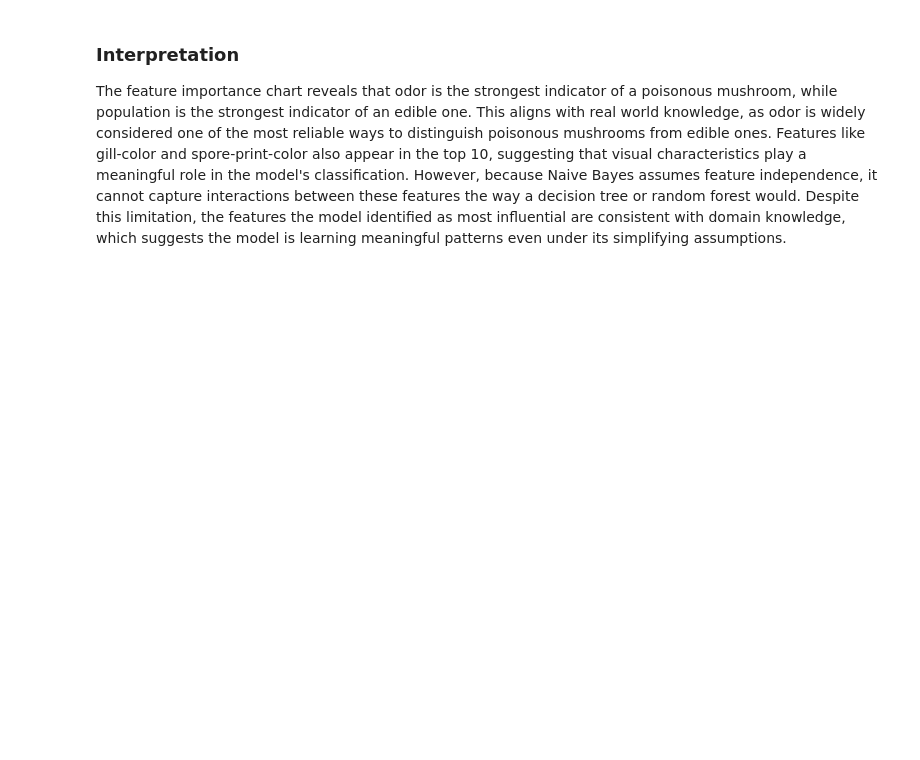
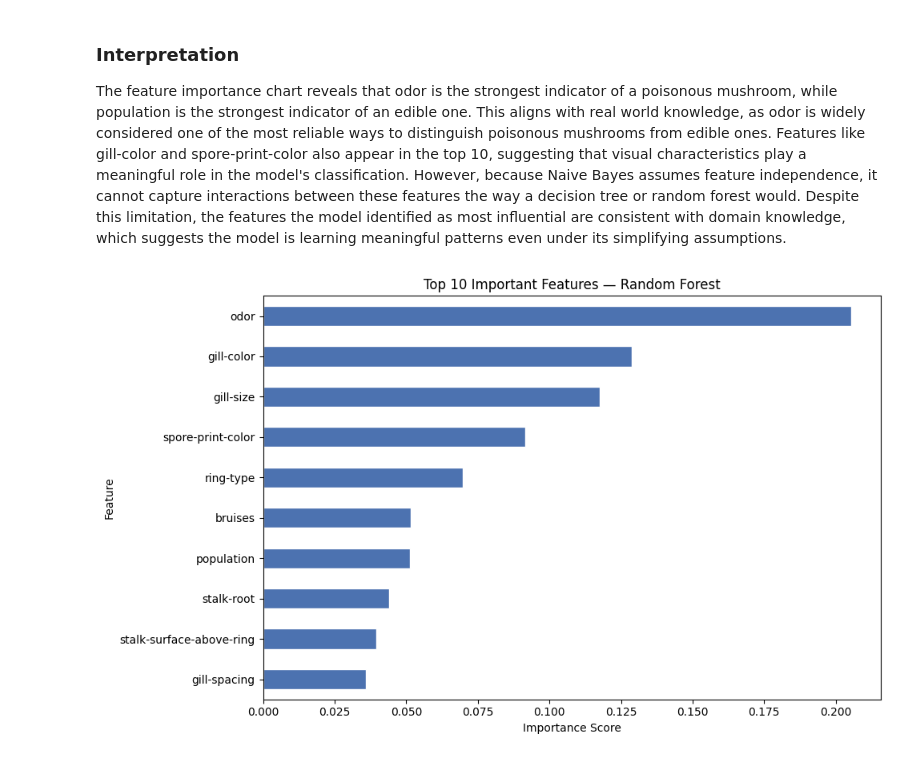
Before and after one commit to khushinanda29/mushroom-classification, a Jupyter notebook: notebooks/model_comparison.ipynb, the cells around one changed output. Drawn from its saved outputs; the diff is of its cells as text; code cells hidden in the pictures; blank space fills up the shorter version.

Commit message:
Added Important Features to Model Comparison

```diff
--- a/notebooks/model_comparison.ipynb
+++ b/notebooks/model_comparison.ipynb
@@ -238,3 +240,27 @@ plt.show()
 ### Interpretation
 The feature importance chart reveals that odor is the strongest indicator of a poisonous mushroom, while population is the strongest indicator of an edible one. This aligns with real world knowledge, as odor is widely considered one of the most reliable ways to distinguish poisonous mushrooms from edible ones.
 Features like gill-color and spore-print-color also appear in the top 10, suggesting that visual characteristics play a meaningful role in the model's classification. However, because Naive Bayes assumes feature independence, it cannot capture interactions between these features the way a decision tree or random forest would. Despite this limitation, the features the model identified as most influential are consistent with domain knowledge, which suggests the model is learning meaningful patterns even under its simplifying assumptions.
+# %%
+import pandas as pd
+import matplotlib.pyplot as plt
+
+# Load RF feature importance from the results folder
+rf_fi_df = pd.read_csv("../results/random_forest_feature_importance.csv", index_col=0)
+
+# Convert to Series
+rf_fi = rf_fi_df.iloc[:, 0]
+
+# Sort and get top 10 features
+rf_fi = rf_fi.sort_values(ascending=False)
+top_features = rf_fi.head(10)
+
+# Plot
+plt.figure(figsize=(10,6))
+top_features.iloc[::-1].plot(kind='barh', color='#4C72B0', edgecolor='white')
+plt.xlabel("Importance Score")
+plt.ylabel("Feature")
+plt.title("Top 10 Important Features — Random Forest")
+plt.tight_layout()
+plt.show()
+# %% [output]
+[figure, added]
```
Also changed, not shown: parts of 2 cells of this notebook, 2 other files.
